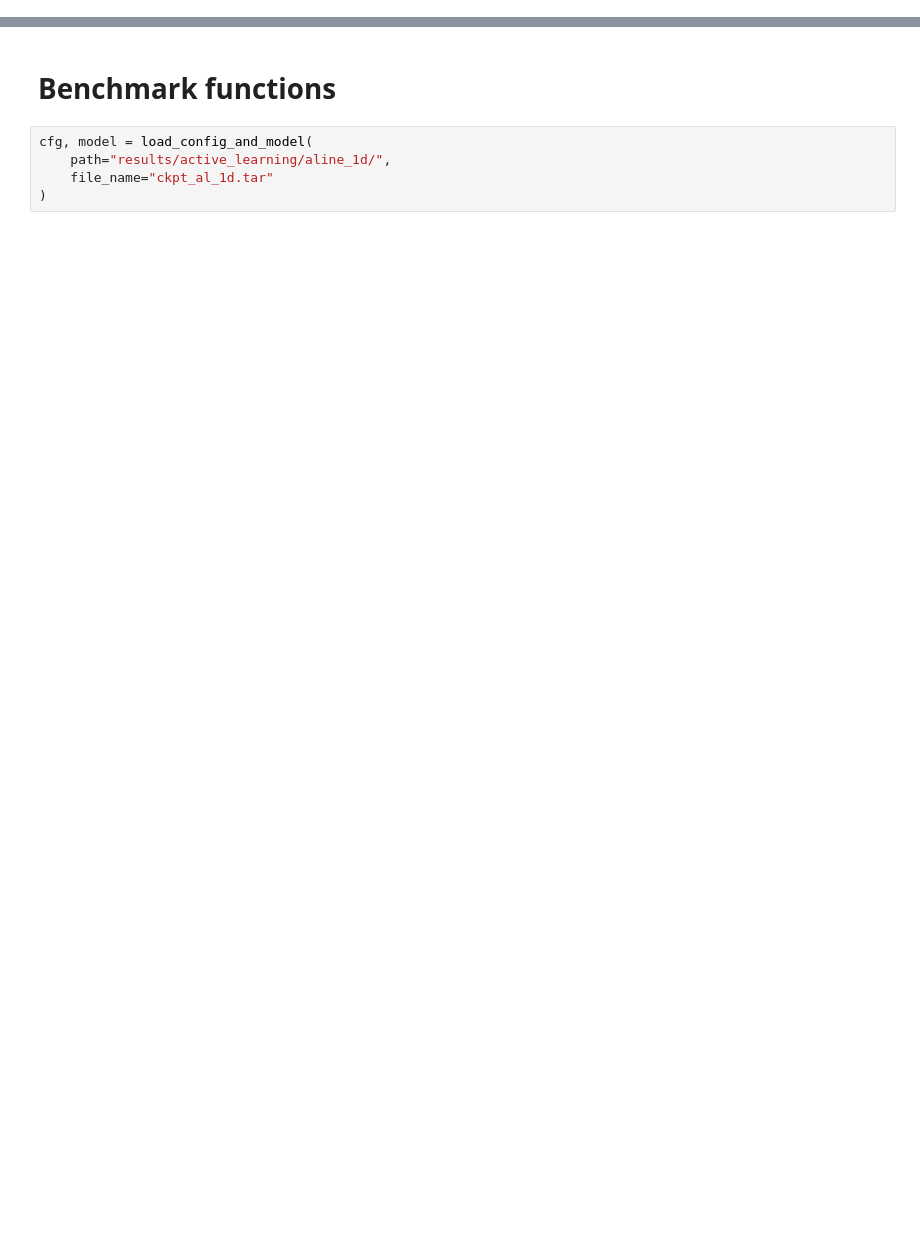
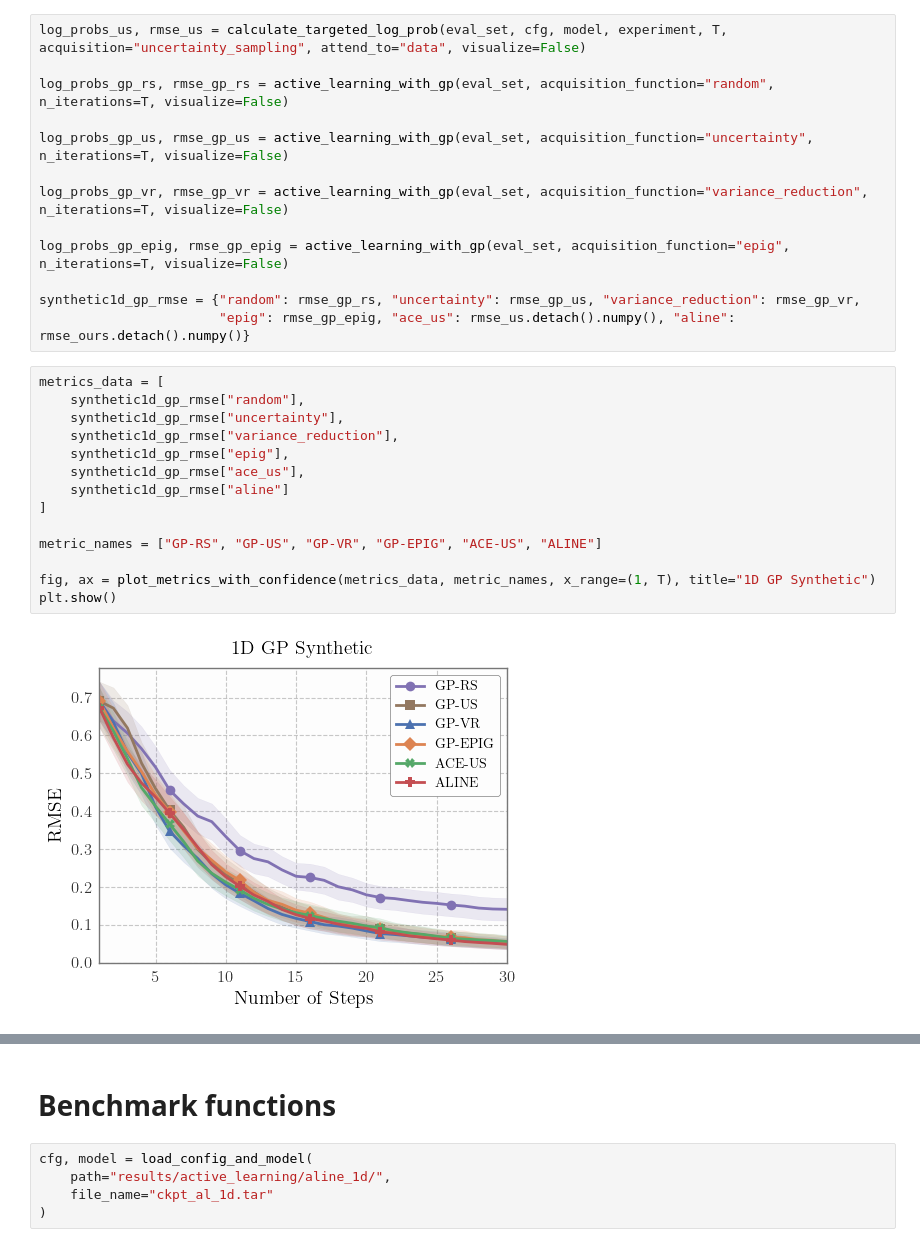
Before and after one commit to huangdaolang/ALINE, a Jupyter notebook: notebooks/eval_al.ipynb, the cells around one changed output, grey strips where cells are left out. Drawn from its saved outputs; the diff is of its cells as text; blank space fills up the shorter version.

```diff
--- a/notebooks/eval_al.ipynb
+++ b/notebooks/eval_al.ipynb
@@ -800,0 +278,29 @@ results/active_learning/aline_1d/.hydra/
+# %%
+log_probs_us, rmse_us = calculate_targeted_log_prob(eval_set, cfg, model, experiment, T, acquisition="uncertainty_sampling", attend_to="data", visualize=False)
+
+log_probs_gp_rs, rmse_gp_rs = active_learning_with_gp(eval_set, acquisition_function="random", n_iterations=T, visualize=False)
+
+log_probs_gp_us, rmse_gp_us = active_learning_with_gp(eval_set, acquisition_function="uncertainty", n_iterations=T, visualize=False)
+
+log_probs_gp_vr, rmse_gp_vr = active_learning_with_gp(eval_set, acquisition_function="variance_reduction", n_iterations=T, visualize=False)
+
+log_probs_gp_epig, rmse_gp_epig = active_learning_with_gp(eval_set, acquisition_function="epig", n_iterations=T, visualize=False)
+
+synthetic1d_gp_rmse = {"random": rmse_gp_rs, "uncertainty": rmse_gp_us, "variance_reduction": rmse_gp_vr,
+                       "epig": rmse_gp_epig, "ace_us": rmse_us.detach().numpy(), "aline": rmse_ours.detach().numpy()}
+# %%
+metrics_data = [
+    synthetic1d_gp_rmse["random"],
+    synthetic1d_gp_rmse["uncertainty"],
+    synthetic1d_gp_rmse["variance_reduction"],
+    synthetic1d_gp_rmse["epig"],
+    synthetic1d_gp_rmse["ace_us"],
+    synthetic1d_gp_rmse["aline"]
+]
+
+metric_names = ["GP-RS", "GP-US", "GP-VR", "GP-EPIG", "ACE-US", "ALINE"]
+
+fig, ax = plot_metrics_with_confidence(metrics_data, metric_names, x_range=(1, T), title="1D GP Synthetic")
+plt.show()
+# %% [output]
+[figure, added]
```
Also changed, not shown: parts of 63 cells of this notebook, 1 other file.
